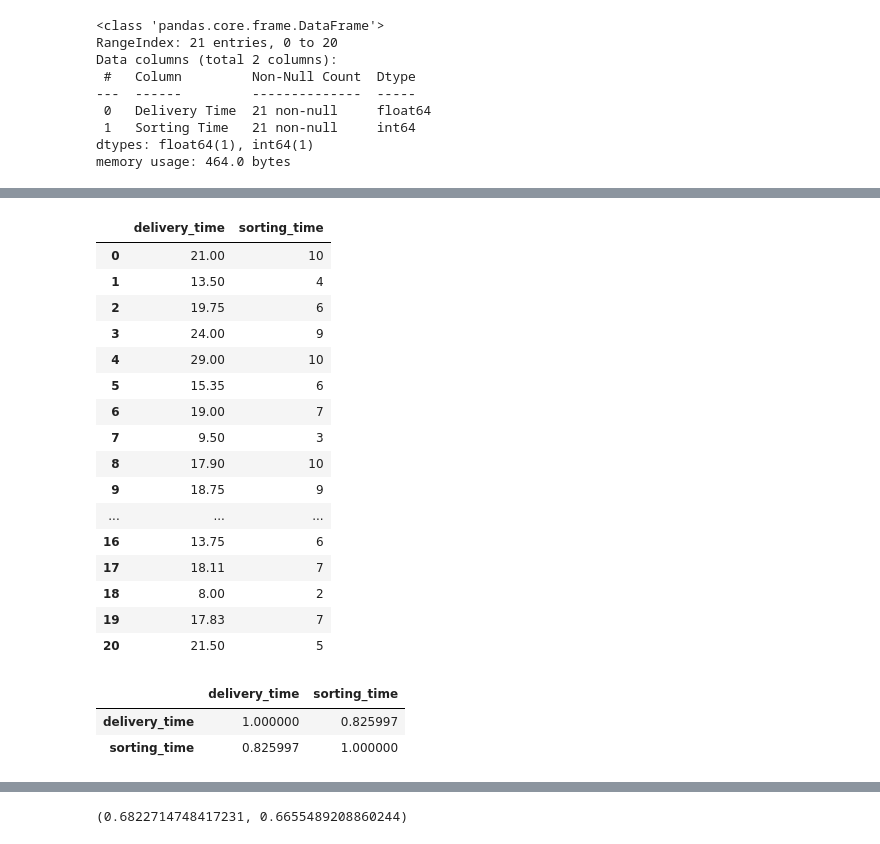
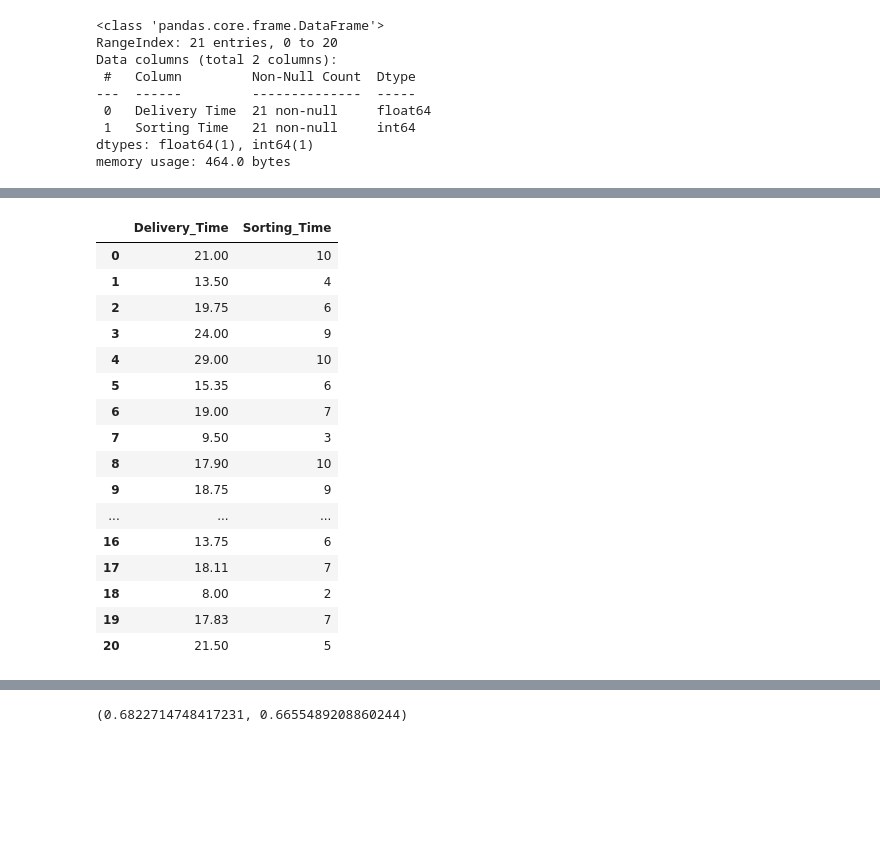
Before and after one commit to YashshwiniThakkar/YashshwiniThakkar, a Jupyter notebook: 4,5,6_Regression_Assignment.ipynb, the cells around one changed output, grey strips where cells are left out. Saved outputs shown, nothing was run; the diff lists cells and outputs as text; code cells hidden in the pictures; blank space fills up the shorter version.

```diff
--- a/4,5,6_Regression_Assignment.ipynb
+++ b/4,5,6_Regression_Assignment.ipynb
@@ -12,6 +18,6 @@ import statsmodels.formula.api as smf
 # %%
-data=pd.read_csv('delivery_time.csv')
-data
+df = pd.read_csv('delivery_time.csv')
+df
 # %% [output]
 |  | Delivery Time | Sorting Time |
 | 0 | 21.00 | 10 |
@@ -55,8 +167,8 @@ sns.distplot(dataset['Sorting Time'])
 # %%
-dataset=data.rename({'Delivery Time':'delivery_time', 'Sorting Time':'sorting_time'},axis=1)
-dataset
+df1 = df.rename({'Delivery Time':'Delivery_Time','Sorting Time':'Sorting_Time'}, axis = 1)
+df1
 # %% [output]
-|  | delivery_time | sorting_time |
+|  | Delivery_Time | Sorting_Time |
 | 0 | 21.00 | 10 |
 | 1 | 13.50 | 4 |
 | 2 | 19.75 | 6 |
@@ -73,9 +185,3 @@ dataset
 | 18 | 8.00 | 2 |
 | 19 | 17.83 | 7 |
 | 20 | 21.50 | 5 |
-# %%
-dataset.corr()
-# %% [output]
-|  | delivery_time | sorting_time |
-| delivery_time | 1.000000 | 0.825997 |
-| sorting_time | 0.825997 | 1.000000 |
```
Also changed, not shown: parts of 64 cells of this notebook.
